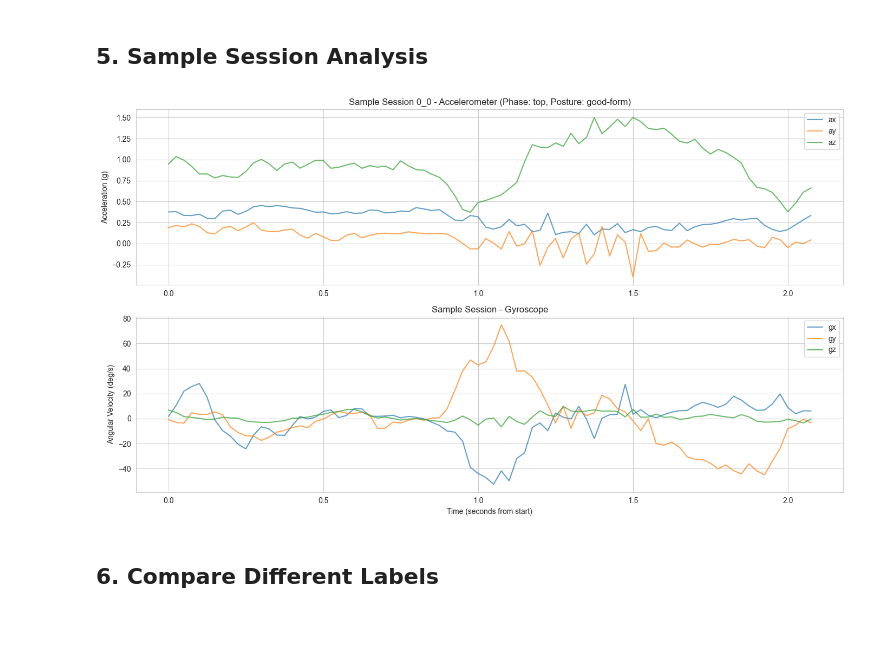
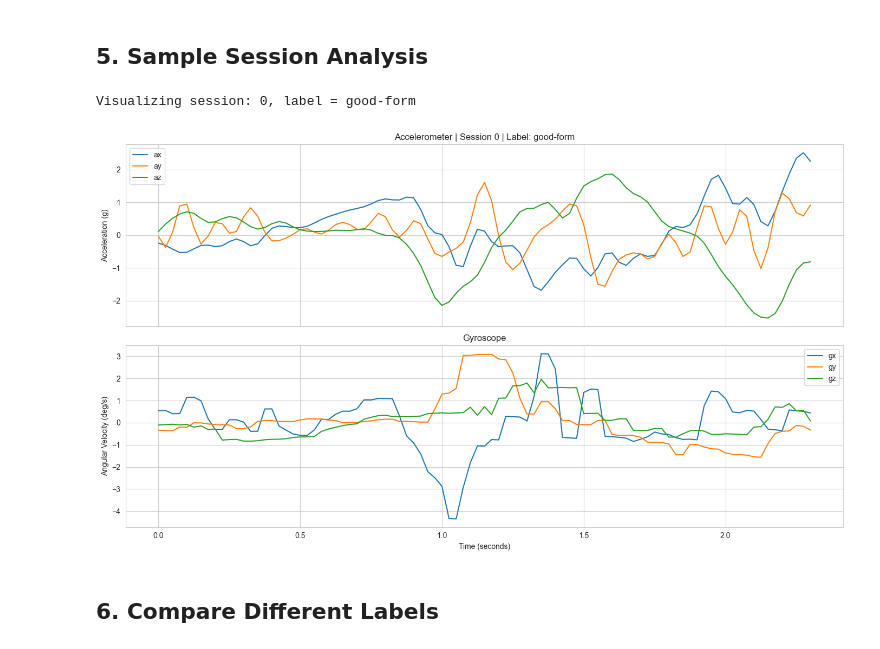
Before and after one commit to Nitrostrider/gains_ese3600, a Jupyter notebook: data_analysis.ipynb, the cells around one changed output. Saved outputs shown, nothing was run; the diff lists cells and outputs as text; code cells hidden in the pictures.

```diff
--- a/data_analysis.ipynb
+++ b/data_analysis.ipynb
@@ -395,7 +393,7 @@ def apply_median(data, k=3):
 # -------------------------------------------------------------
 # LOAD MERGED JSON
 # -------------------------------------------------------------
-dataset_path = "dataset_clean/merged_dataset.json"  # <-- change this to your actual path
+dataset_path = "dataset_raw/pushup_data_20251204_181709.json"  # <-- change this to your actual path
 
 with open(dataset_path, "r") as f:
     merged = json.load(f)
@@ -471,0 +626,15 @@ all_sessions[1]
+# %%
+aug_sessions = generate_augmented_json(
+    class_to_samples,
+    target_per_class=300   # <-- change as needed
+)
+
+out_json = {
+    "metadata": raw["metadata"],
+    "sessions": aug_sessions
+}
+
+with open("dataset_clean/augmented_pushups.json", "w") as f:
+    json.dump(out_json, f, indent=2)
+
+print("Saved augmented dataset with", len(aug_sessions), "sessions.")
@@ -514,40 +960,53 @@ plt.show()
 # %% [markdown]
 ## 5. Sample Session Analysis
 # %%
-# Plot a sample session
-# Use the first unique session ID
-first_session_id = df['unique_session_id'].iloc[15]
-sample_session = df[df['unique_session_id'] == first_session_id].copy()
-sample_session = sample_session.sort_values('sample_index')
+import matplotlib.pyplot as plt
+import pandas as pd
+import numpy as np
 
-# Use time calculated from sample index
-time_from_start = sample_session['time_sec']
+# -----------------------------------------
+# Select a sample session
+# -----------------------------------------
+session_id = df["unique_session_id"].iloc[0]  # change to any session you want
+session_df = df[df["unique_session_id"] == session_id].reset_index(drop=True)
 
-fig, axes = plt.subplots(2, 1, figsize=(14, 8))
+print(f"Visualizing session: {session_id}, label = {session_df['label'].iloc[0]}")
 
-# Accelerometer
-axes[0].plot(time_from_start, sample_session['ax'], label='ax', alpha=0.7)
-axes[0].plot(time_from_start, sample_session['ay'], label='ay', alpha=0.7)
-axes[0].plot(time_from_start, sample_session['az'], label='az', alpha=0.7)
-axes[0].set_title(f'Sample Session {first_session_id} - Accelerometer (Phase: {sample_session["phase_label"].iloc[0]}, Posture: {sample_session["posture_label"].iloc[0]})')
-axes[0].set_ylabel('Acceleration (g)')
+# -----------------------------------------
+# Construct time axis: sample_index / 40Hz
+# -----------------------------------------
+sample_rate = 40.0
+time_axis = np.arange(len(session_df)) / sample_rate
+
+# -----------------------------------------
+# Plot accelerometer & gyroscope signals
+# -----------------------------------------
+fig, axes = plt.subplots(2, 1, figsize=(14, 8), sharex=True)
+
+# --- Accelerometer ---
+axes[0].plot(time_axis, session_df["ax"], label="ax")
+axes[0].plot(time_axis, session_df["ay"], label="ay")
+axes[0].plot(time_axis, session_df["az"], label="az")
+axes[0].set_title(f"Accelerometer | Session {session_id} | Label: {session_df['label'].iloc[0]}")
+axes[0].set_ylabel("Acceleration (g)")
 axes[0].legend()
 axes[0].grid(True)
 
-# Gyroscope
-axes[1].plot(time_from_start, sample_session['gx'], label='gx', alpha=0.7)
-axes[1].plot(time_from_start, sample_session['gy'], label='gy', alpha=0.7)
-axes[1].plot(time_from_start, sample_session['gz'], label='gz', alpha=0.7)
-axes[1].set_title('Sample Session - Gyroscope')
-axes[1].set_xlabel('Time (seconds from start)')
-axes[1].set_ylabel('Angular Velocity (deg/s)')
+# --- Gyroscope ---
+axes[1].plot(time_axis, session_df["gx"], label="gx")
+axes[1].plot(time_axis, session_df["gy"], label="gy")
+axes[1].plot(time_axis, session_df["gz"], label="gz")
+axes[1].set_title("Gyroscope")
+axes[1].set_xlabel("Time (seconds)")
+axes[1].set_ylabel("Angular Velocity (deg/s)")
 axes[1].legend()
 axes[1].grid(True)
 
 plt.tight_layout()
 plt.show()
 # %% [output]
+Visualizing session: 0, label = good-form
-[figure, old version]
+[figure, new version]
 # %% [markdown]
 ## 6. Compare Different Labels
 # %%
```
Also changed, not shown: parts of 32 cells of this notebook, 10 other files.
